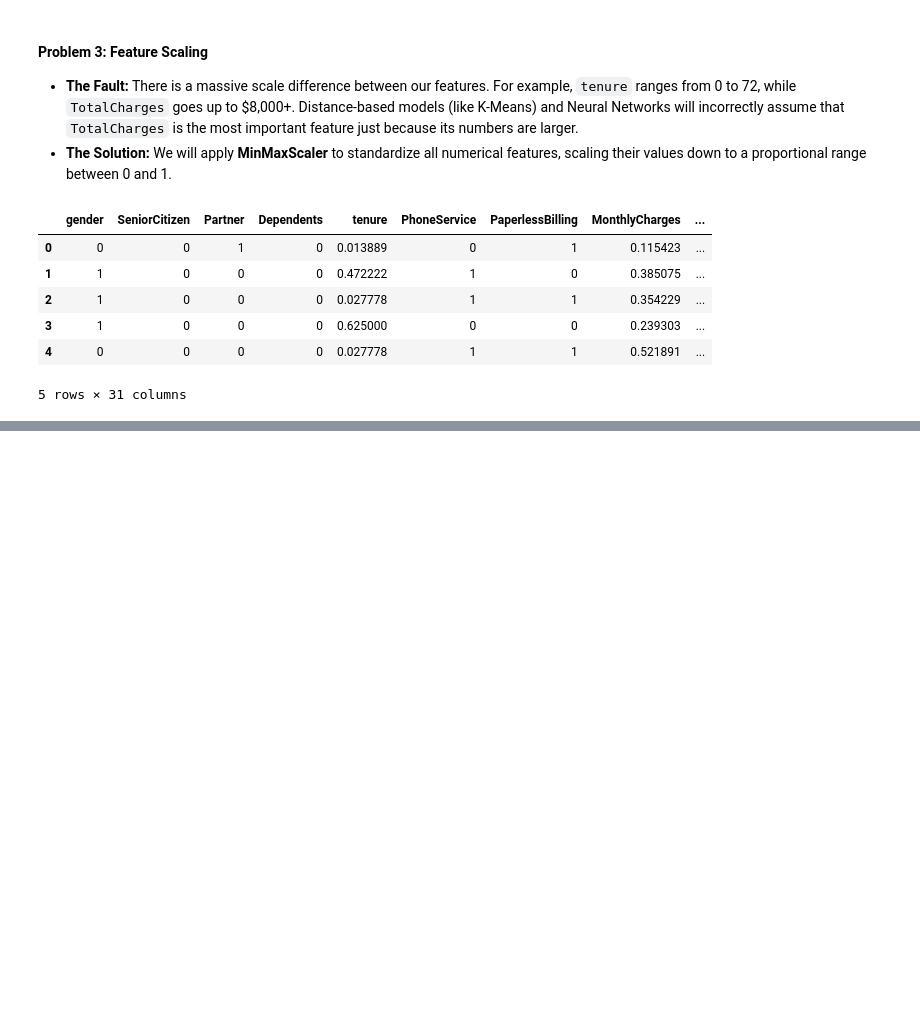
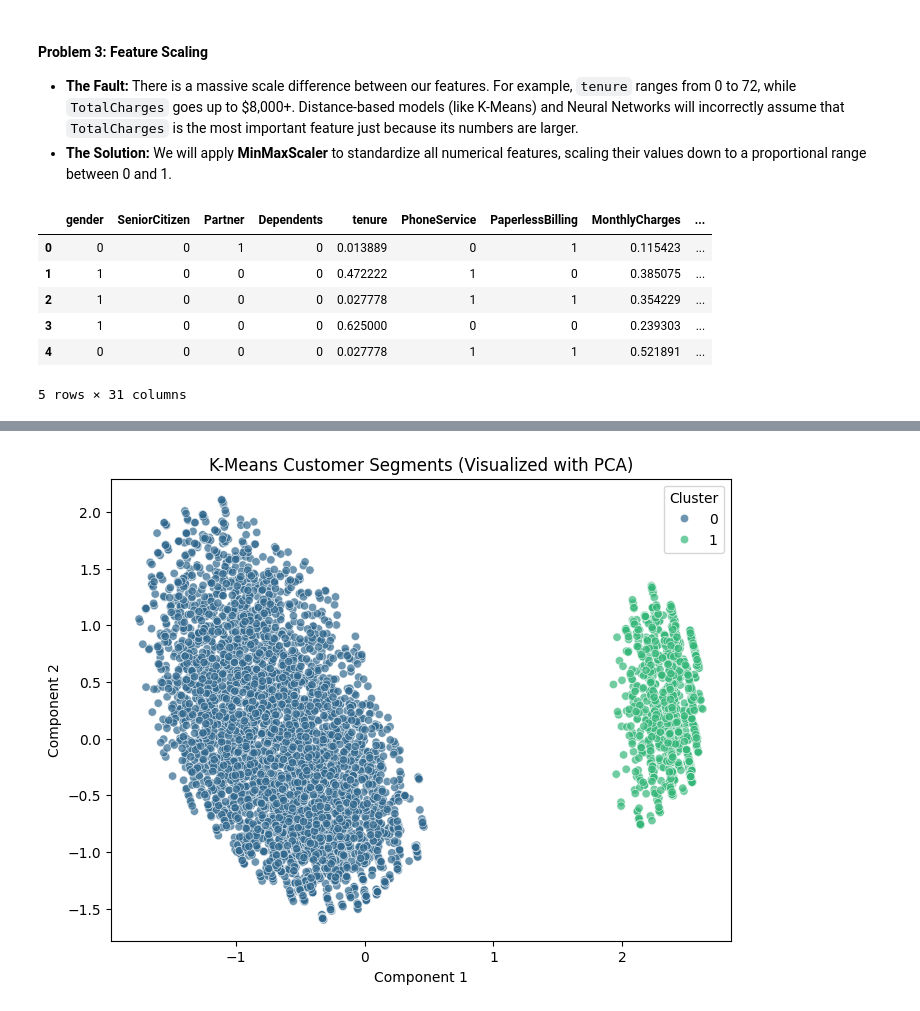
Before and after one commit to AshvinAA/ArtificialIntelligence, a Jupyter notebook: ChurnPredictionModel/model.ipynb, the cells around one changed output, grey strips where cells are left out. Saved outputs shown, nothing was run; the diff lists cells and outputs as text; code cells hidden in the pictures; blank space fills up the shorter version.

Commit message:
Unsupervised Learning KMeans

```diff
--- a/ChurnPredictionModel/model.ipynb
+++ b/ChurnPredictionModel/model.ipynb
@@ -161,0 +166,18 @@ display(df.head())
+# %%
+from sklearn.model_selection import train_test_split
+
+#seperating the input and outputs
+X = df.drop('Churn', axis=1)
+Y = df['Churn']
+
+#Performing a 80/20 split
+
+X_train, X_test, Y_train, Y_test = train_test_split(X, Y, test_size=0.2, random_state=42) #random_state is a specific seed value for reproducibility
+
+# Verify the shapes of our new datasets
+print("--- Data Splitting Complete ---")
+print(f"Total dataset shape: {df.shape}")
+print(f"X_train shape (80% features): {X_train.shape}")
+print(f"X_test shape (20% features): {X_test.shape}")
+print(f"Y_train shape (80% target): {Y_train.shape}")
+print(f"Y_test shape (20% target): {Y_test.shape}")
@@ -161,0 +196,23 @@ display(df.head())
+# %%
+from sklearn.cluster import KMeans
+from sklearn.decomposition import PCA
+
+kmeans = KMeans(n_clusters=2, random_state=42)
+cluster_labels = kmeans.fit_predict(X_train)
+
+
+#Using PCA to reduce the dimensionality of the data to 2D for visualization
+pca = PCA(n_components=2)
+X_pca = pca.fit_transform(X_train)
+
+#Create a DataFrame for the plot
+pca_df = pd.DataFrame(data=X_pca, columns=['Component 1', 'Component 2'])
+pca_df['Cluster'] = cluster_labels
+
+#Plotting the clusters
+plt.figure(figsize=(8, 6))
+sns.scatterplot(x='Component 1', y='Component 2', hue='Cluster',data=pca_df, palette='viridis',alpha = 0.7) #alpha is used to make the points slightly transparent for better visibilitys
+plt.title('K-Means Customer Segments (Visualized with PCA)')
+plt.show()
+# %% [output]
+[figure, added]
```
Also changed, not shown: parts of 3 cells of this notebook.
